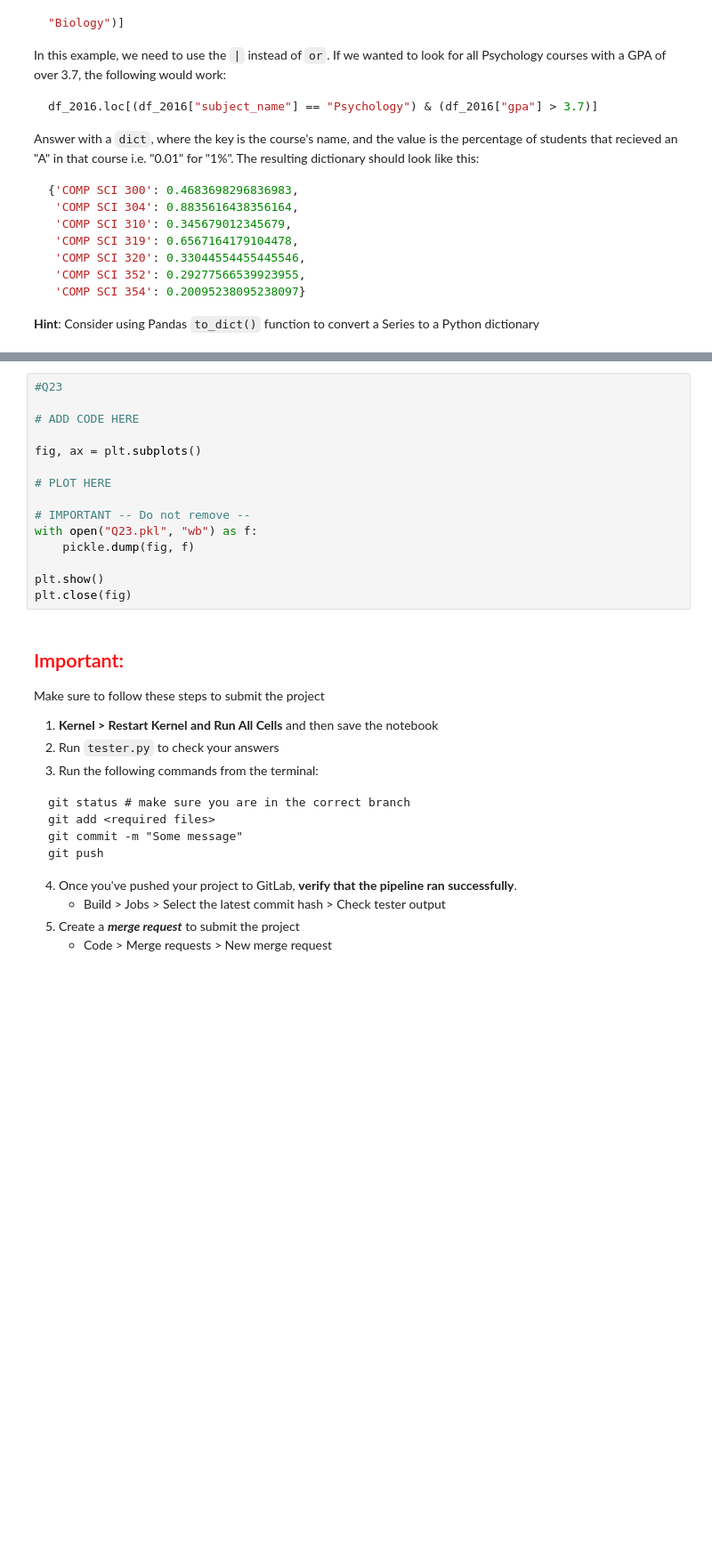
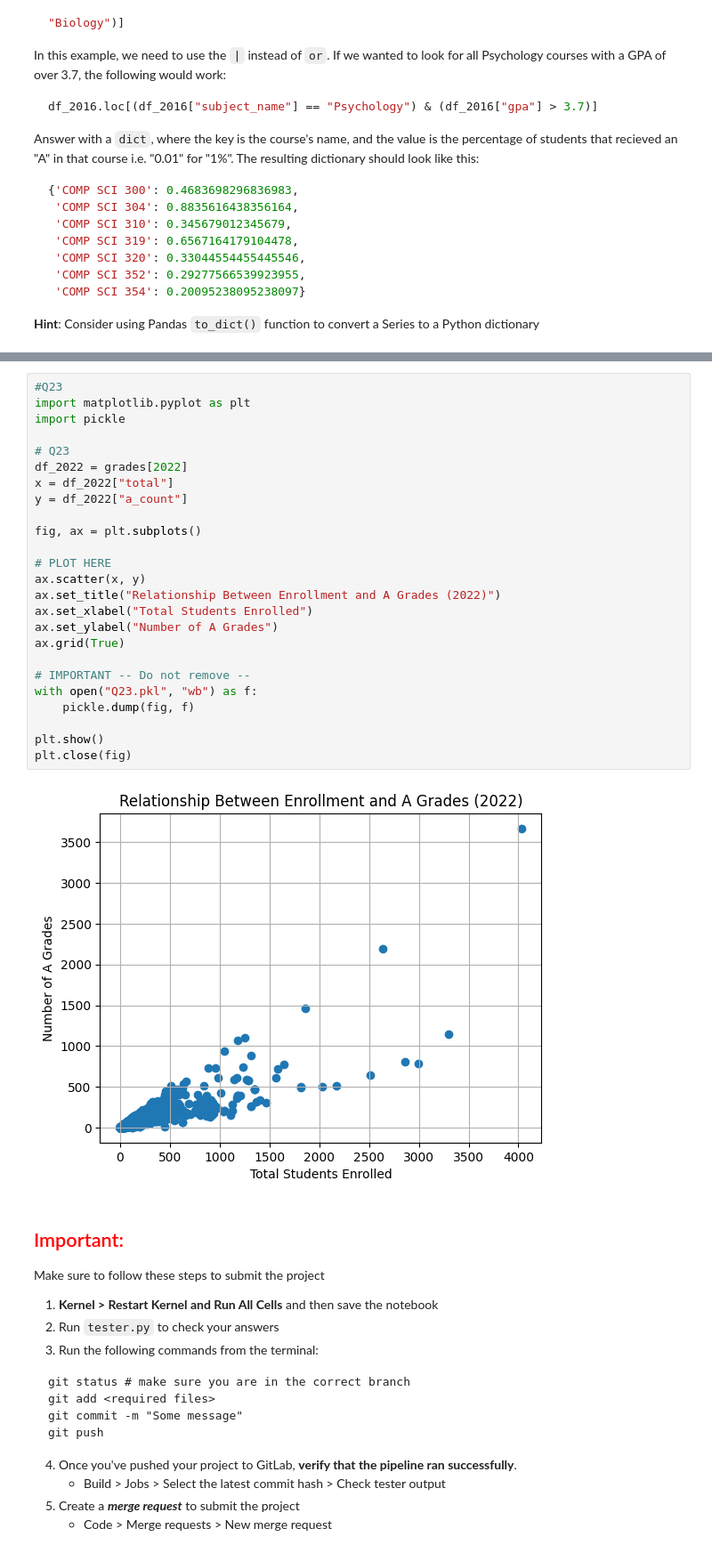
Before and after one commit to ervardaan/cs320-uwmadison-summer2025, a Jupyter notebook: projects/mp1/mp1.ipynb, the cells around one changed output, grey strips where cells are left out. Shown: that part at 89% size. Drawn from its saved outputs; the diff is of its cells as text; blank space fills up the shorter version.

```diff
--- a/projects/mp1/mp1.ipynb
+++ b/projects/mp1/mp1.ipynb
@@ -473,19 +641,31 @@ _Use `matplotlib` to plot the data._
 <img src="img/q23.png" width="400px">
 # %%
 #Q23
+import matplotlib.pyplot as plt
+import pickle
 
-# ADD CODE HERE
+# Q23
+df_2022 = grades[2022]
+x = df_2022["total"]
+y = df_2022["a_count"]
 
 fig, ax = plt.subplots()
 
 # PLOT HERE
+ax.scatter(x, y)
+ax.set_title("Relationship Between Enrollment and A Grades (2022)")
+ax.set_xlabel("Total Students Enrolled")
+ax.set_ylabel("Number of A Grades")
+ax.grid(True)
 
 # IMPORTANT -- Do not remove --
 with open("Q23.pkl", "wb") as f:
     pickle.dump(fig, f)
 
 plt.show()
 plt.close(fig)
+# %% [output]
+[figure, added]
 # %% [markdown]
 ## <span style="color:red">Important:</span>
 Make sure to follow these steps to submit the project
```
Also changed, not shown: parts of 24 cells of this notebook, 7 other files.
